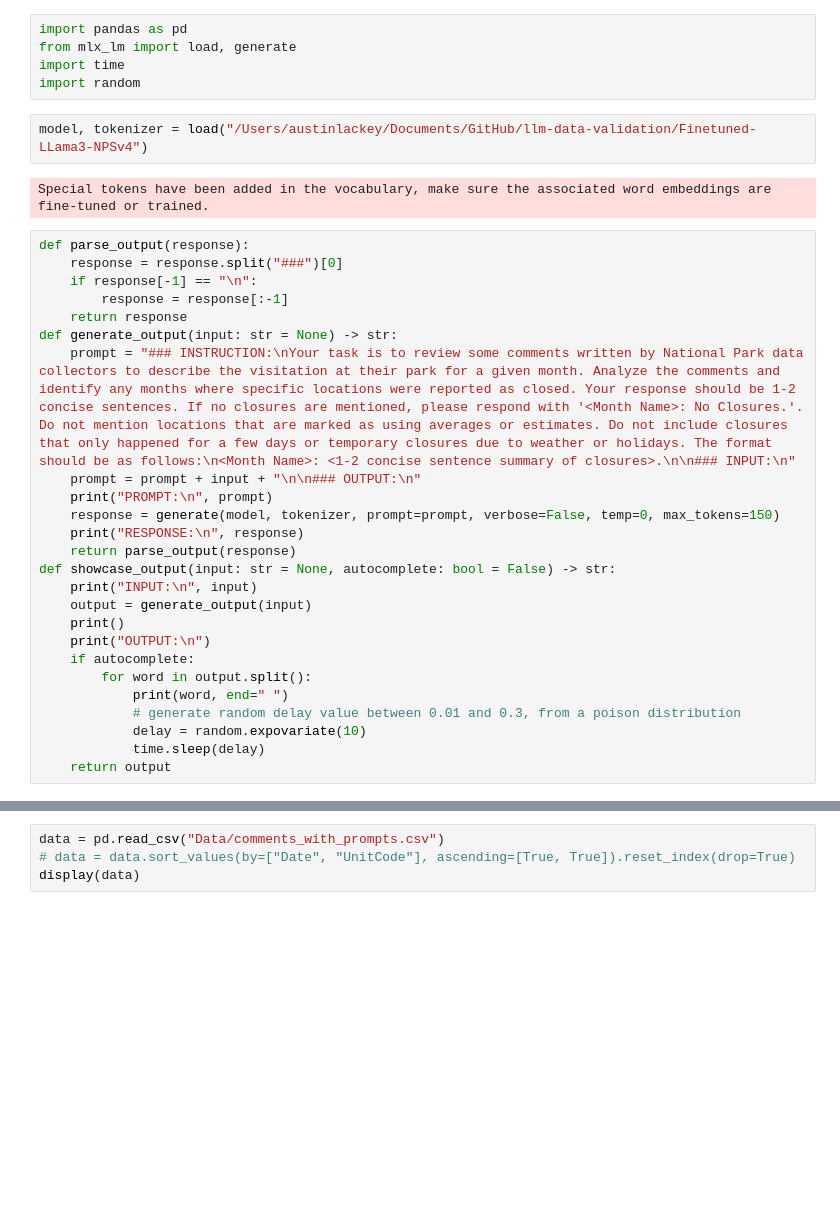
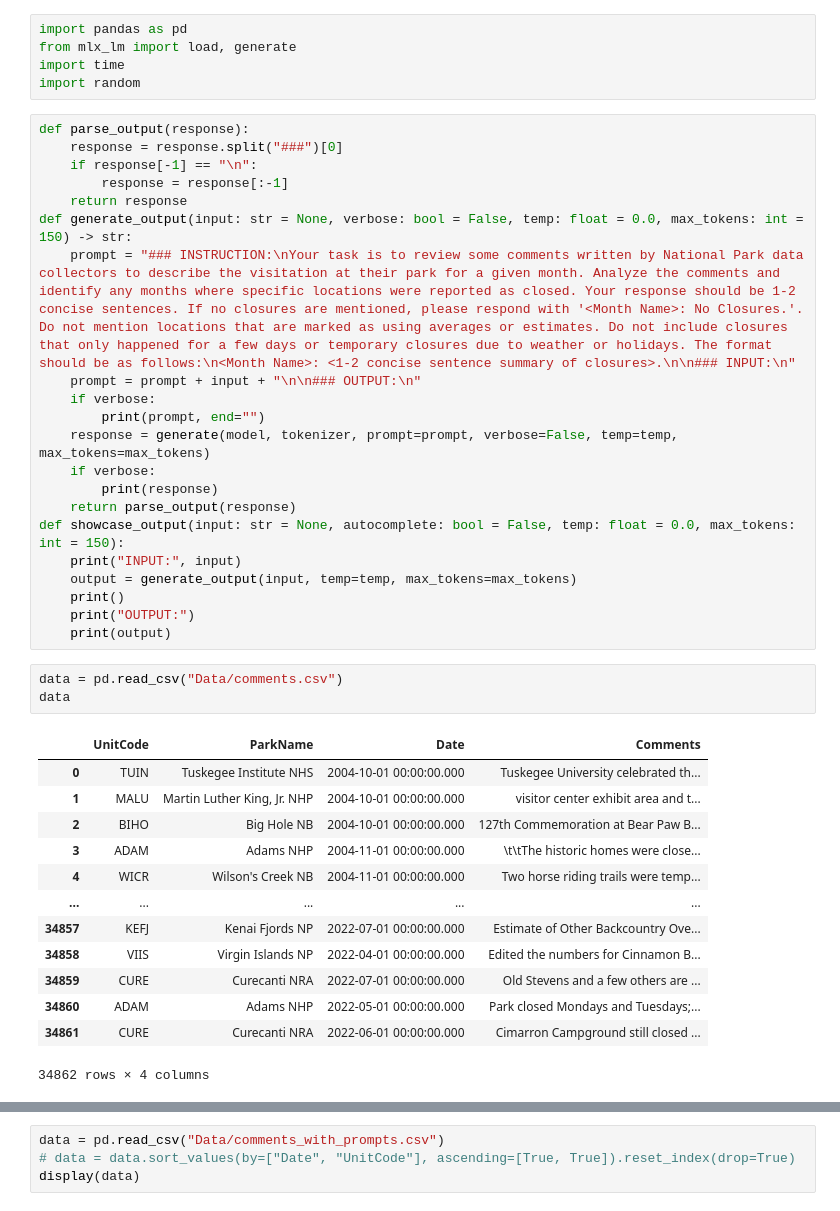
Before and after one commit to austinlackey/llama-3-NPS, a Jupyter notebook: main.ipynb, the cells around one changed output, grey strips where cells are left out. Cells and saved outputs as stored; diff of their text form; blank space fills up the shorter version.

```diff
--- a/main.ipynb
+++ b/main.ipynb
@@ -3,32 +3,41 @@ import pandas as pd
 from mlx_lm import load, generate
 import time
 import random
-# %%
-model, tokenizer = load("/Users/austinlackey/Documents/GitHub/llm-data-validation/Finetuned-LLama3-NPSv4")
-# %% [output]
-Special tokens have been added in the vocabulary, make sure the associated word embeddings are fine-tuned or trained.
 # %%
 def parse_output(response):
     response = response.split("###")[0]
     if response[-1] == "\n":
         response = response[:-1]
     return response
-def generate_output(input: str = None) -> str:
+def generate_output(input: str = None, verbose: bool = False, temp: float = 0.0, max_tokens: int = 150) -> str:
     prompt = "### INSTRUCTION:\nYour task is to review some comments written by National Park data collectors to describe the visitation at their park for a given month. Analyze the comments and identify any months where specific locations were reported as closed. Your response should be 1-2 concise sentences. If no closures are mentioned, please respond with '<Month Name>: No Closures.'. Do not mention locations that are marked as using averages or estimates. Do not include closures that only happened for a few days or temporary closures due to weather or holidays. The format should be as follows:\n<Month Name>: <1-2 concise sentence summary of closures>.\n\n### INPUT:\n"
     prompt = prompt + input + "\n\n### OUTPUT:\n"
-    print("PROMPT:\n", prompt)
-    response = generate(model, tokenizer, prompt=prompt, verbose=False, temp=0, max_tokens=150)
-    print("RESPONSE:\n", response)
+    if verbose:
+        print(prompt, end="")
+    response = generate(model, tokenizer, prompt=prompt, verbose=False, temp=temp, max_tokens=max_tokens)
+    if verbose:
+        print(response)
     return parse_output(response)
-def showcase_output(input: str = None, autocomplete: bool = False) -> str:
-    print("INPUT:\n", input)
-    output = generate_output(input)
+def showcase_output(input: str = None, autocomplete: bool = False, temp: float = 0.0, max_tokens: int = 150):
+    print("INPUT:", input)
+    output = generate_output(input, temp=temp, max_tokens=max_tokens)
     print()
-    print("OUTPUT:\n")
-    if autocomplete:
-        for word in output.split():
-            print(word, end=" ")
-            # generate random delay value between 0.01 and 0.3, from a poison distribution
-            delay = random.expovariate(10)
-            time.sleep(delay)
-    return output
+    print("OUTPUT:")
+    print(output)
+# %%
+data = pd.read_csv("Data/comments.csv")
+data
+# %% [output]
+|  | UnitCode | ParkName | Date | Comments |
+| 0 | TUIN | Tuskegee Institute NHS | 2004-10-01 00:00:00.000 | Tuskegee University celebrated th... |
+| 1 | MALU | Martin Luther King, Jr. NHP | 2004-10-01 00:00:00.000 | visitor center exhibit area and t... |
+| 2 | BIHO | Big Hole NB | 2004-10-01 00:00:00.000 | 127th Commemoration at Bear Paw B... |
+| 3 | ADAM | Adams NHP | 2004-11-01 00:00:00.000 | \t\tThe historic homes were close... |
+| 4 | WICR | Wilson's Creek NB | 2004-11-01 00:00:00.000 | Two horse riding trails were temp... |
+| ... | ... | ... | ... | ... |
+| 34857 | KEFJ | Kenai Fjords NP | 2022-07-01 00:00:00.000 | Estimate of Other Backcountry Ove... |
+| 34858 | VIIS | Virgin Islands NP | 2022-04-01 00:00:00.000 | Edited the numbers for Cinnamon B... |
+| 34859 | CURE | Curecanti NRA | 2022-07-01 00:00:00.000 | Old Stevens and a few others are ... |
+| 34860 | ADAM | Adams NHP | 2022-05-01 00:00:00.000 | Park closed Mondays and Tuesdays;... |
+| 34861 | CURE | Curecanti NRA | 2022-06-01 00:00:00.000 | Cimarron Campground still closed ... |
+34862 rows × 4 columns
```
Also changed, not shown: parts of 33 cells of this notebook, 40 other files.
